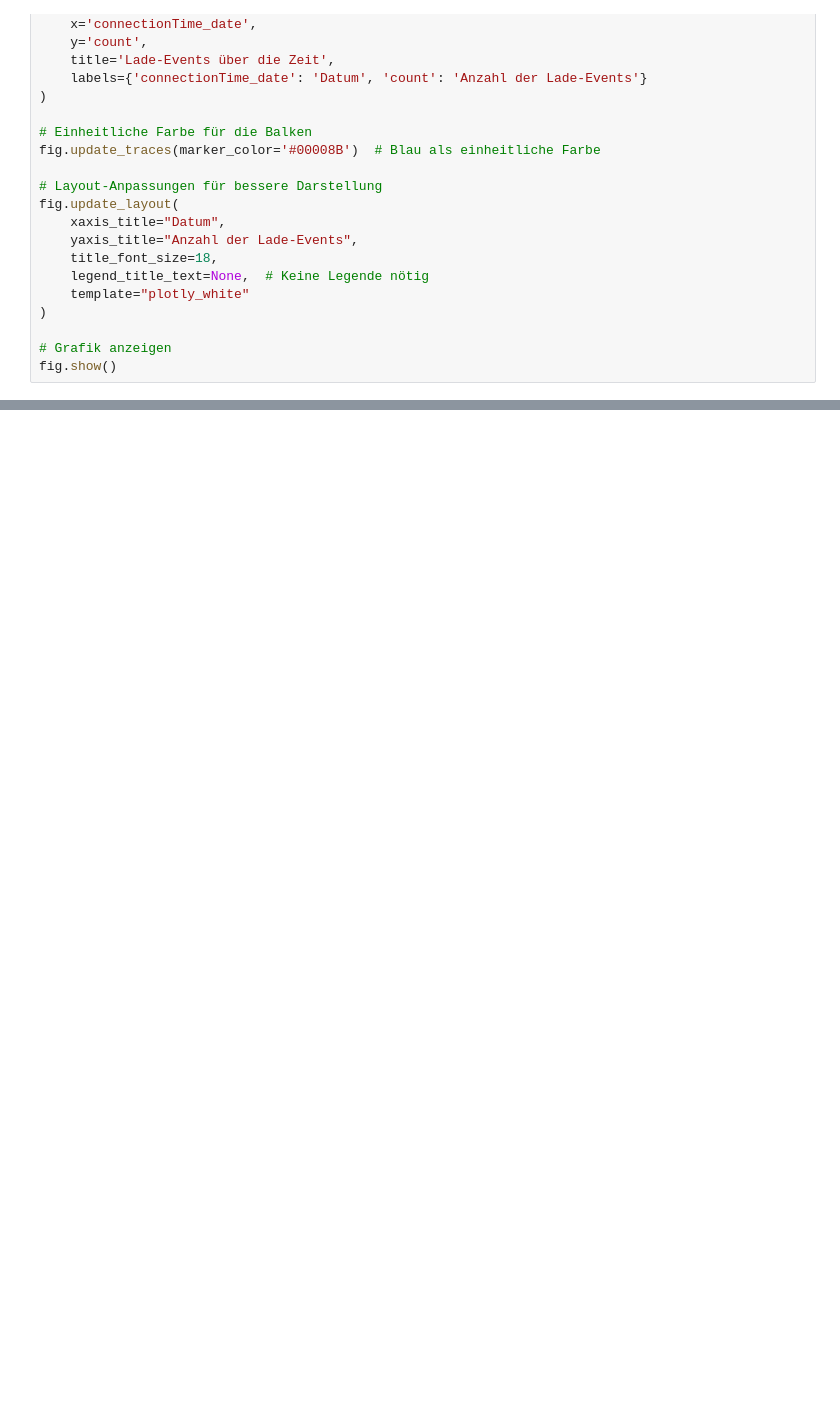
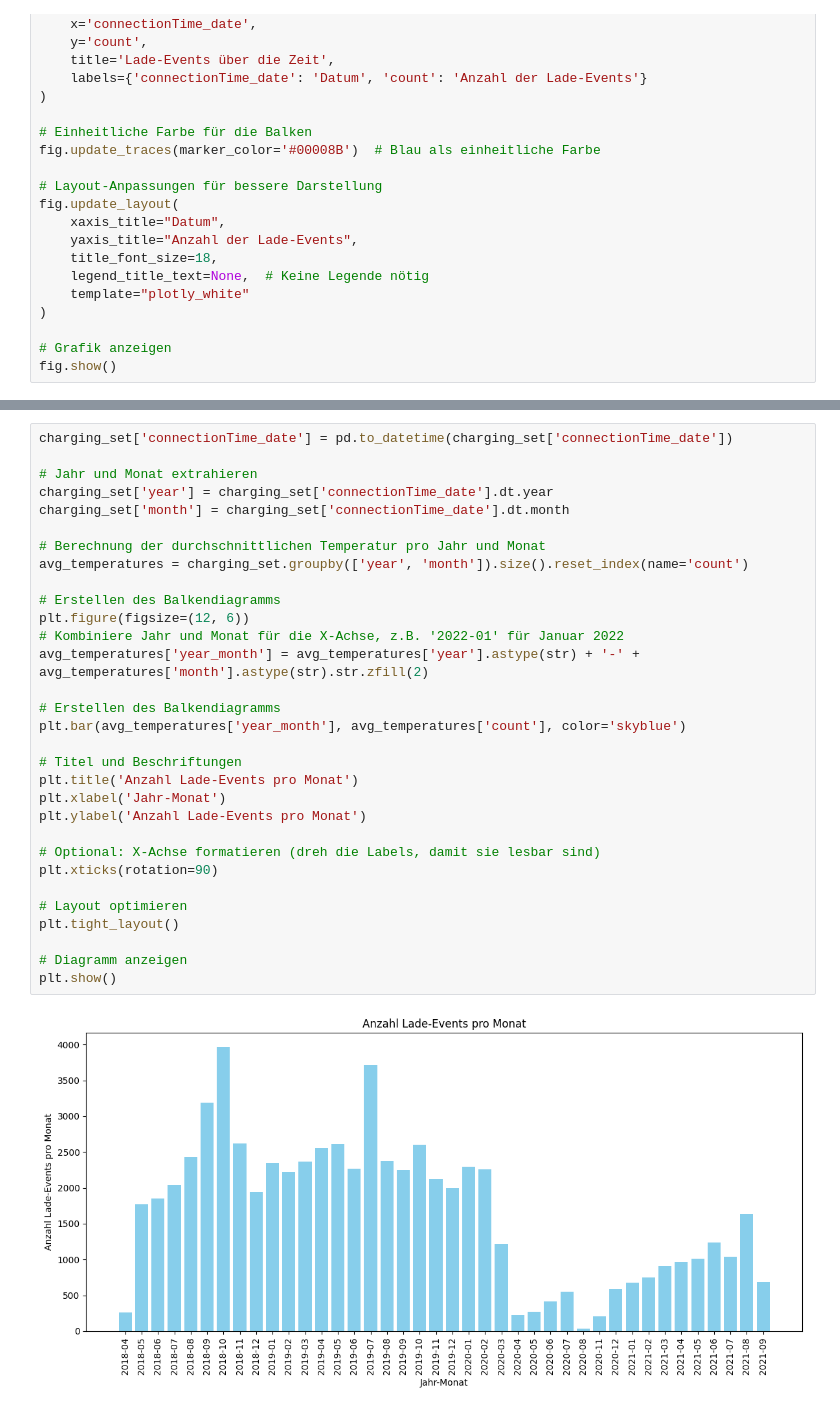
Before and after one commit to ge02/GinyuForce, a Jupyter notebook: visualization_charging_set.ipynb, the cells around one changed output, grey strips where cells are left out. Cells and saved outputs as stored; diff of their text form; blank space fills up the shorter version.

Commit message:
New visual events pro monat

```diff
--- a/visualization_charging_set.ipynb
+++ b/visualization_charging_set.ipynb
@@ -199,3 +199,36 @@ plt.legend()
 plt.show()
 # %% [output]
 [figure]
+# %%
+charging_set['connectionTime_date'] = pd.to_datetime(charging_set['connectionTime_date'])
+
+# Jahr und Monat extrahieren
+charging_set['year'] = charging_set['connectionTime_date'].dt.year
+charging_set['month'] = charging_set['connectionTime_date'].dt.month
+
+# Berechnung der durchschnittlichen Temperatur pro Jahr und Monat
+avg_temperatures = charging_set.groupby(['year', 'month']).size().reset_index(name='count')
+
+# Erstellen des Balkendiagramms
+plt.figure(figsize=(12, 6))
+# Kombiniere Jahr und Monat für die X-Achse, z.B. '2022-01' für Januar 2022
+avg_temperatures['year_month'] = avg_temperatures['year'].astype(str) + '-' + avg_temperatures['month'].astype(str).str.zfill(2)
+
+# Erstellen des Balkendiagramms
+plt.bar(avg_temperatures['year_month'], avg_temperatures['count'], color='skyblue')
+
+# Titel und Beschriftungen
+plt.title('Anzahl Lade-Events pro Monat')
+plt.xlabel('Jahr-Monat')
+plt.ylabel('Anzahl Lade-Events pro Monat')
+
+# Optional: X-Achse formatieren (dreh die Labels, damit sie lesbar sind)
+plt.xticks(rotation=90)
+
+# Layout optimieren
+plt.tight_layout()
+
+# Diagramm anzeigen
+plt.show()
+# %% [output]
+[figure, added]
```
Also changed, not shown: parts of 1 cell of this notebook.
